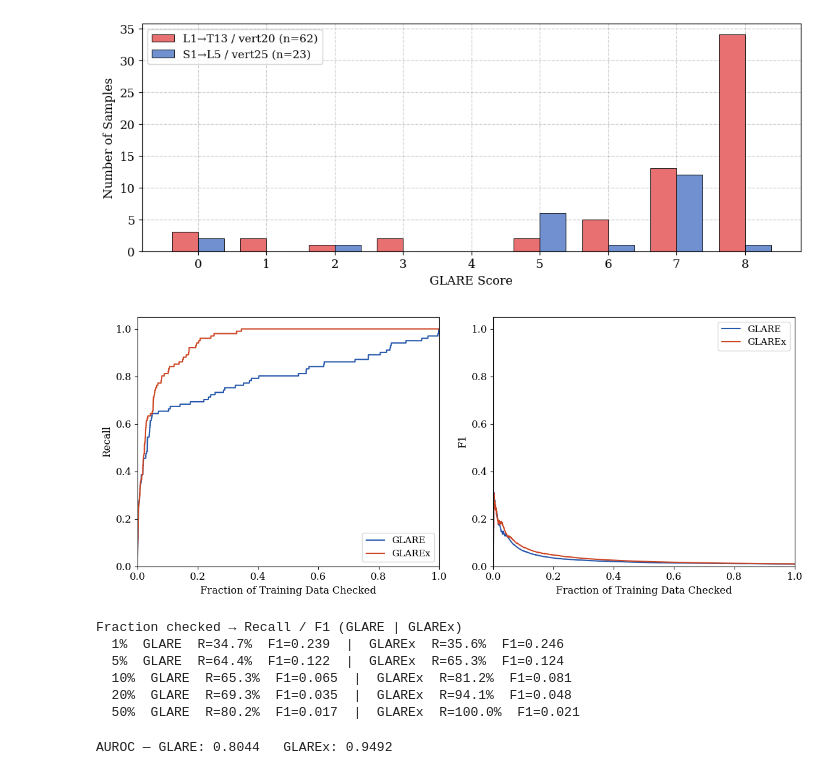
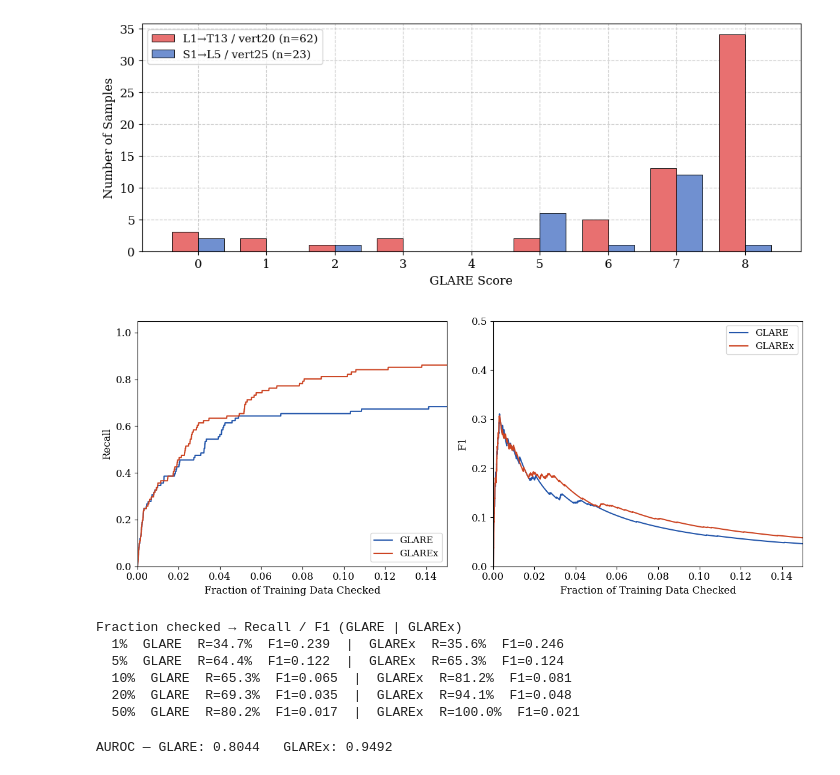
Before and after one commit to lisa-rizzo/Master_Thesis, a Jupyter notebook: evaluation/evaluation_ep8_with_LO.ipynb, the cells around one changed output. Cells and saved outputs as stored; diff of their text form; code cells hidden in the pictures.

```diff
--- a/evaluation/evaluation_script_lisa_new_run.ipynb
+++ b/evaluation/evaluation_ep8_with_LO.ipynb
@@ -397,38 +339,38 @@ plt.rcParams.update({"font.family": "serif", "font.size": 12})
 
 fig, (ax_l, ax_r) = plt.subplots(1, 2, figsize=(12, 5))
 
 ax_l.plot(fracs_g,  rec_g,  color="#2255AA", linewidth=1.5, label="GLARE")
 ax_l.plot(fracs_gx, rec_gx, color="#CC4422", linewidth=1.5, label="GLAREx")
 ax_l.set_xlabel("Fraction of Training Data Checked", fontsize=12)
 ax_l.set_ylabel("Recall", fontsize=12)
-ax_l.set_xlim(0, 1)
+ax_l.set_xlim(0, 0.15)
 ax_l.set_ylim(0, 1.05)
 ax_l.legend(fontsize=11, frameon=True, loc="lower right")
 ax_l.set_facecolor("white")
 ax_l.grid(False)
 
 ax_r.plot(fracs_g,  f1_g,  color="#2255AA", linewidth=1.5, label="GLARE")
 ax_r.plot(fracs_gx, f1_gx, color="#CC4422", linewidth=1.5, label="GLAREx")
 ax_r.set_xlabel("Fraction of Training Data Checked", fontsize=12)
 ax_r.set_ylabel("F1", fontsize=12)
-ax_r.set_xlim(0, 1)
-ax_r.set_ylim(0, 1.05)
+ax_r.set_xlim(0, 0.15)
+ax_r.set_ylim(0, 0.5)
 ax_r.legend(fontsize=11, frameon=True, loc="upper right")
 ax_r.set_facecolor("white")
 ax_r.grid(False)
 
 plt.tight_layout()
-plt.savefig("/home/student/lisa_ma/figures/recall_f1_curve_ep8_new.jpg", dpi=300, bbox_inches="tight")
+plt.savefig("/home/student/lisa_ma/figures/ep8_with_LO/recall_f1_curve_ep8_new.pdf", dpi=300, bbox_inches="tight")
 plt.show()
 
 print("Fraction checked → Recall / F1 (GLARE | GLAREx)")
 for frac in [0.01, 0.05, 0.10, 0.20, 0.50]:
     i_g  = min(int(np.searchsorted(fracs_g,  frac, side="right")) - 1, len(fracs_g)  - 1)
     i_gx = min(int(np.searchsorted(fracs_gx, frac, side="right")) - 1, len(fracs_gx) - 1)
     print(f"  {frac:.0%}  GLARE  R={rec_g[i_g]:.1%}  F1={f1_g[i_g]:.3f}"
           f"  |  GLAREx  R={rec_gx[i_gx]:.1%}  F1={f1_gx[i_gx]:.3f}")
 # %% [output]
-[figure, old version]
+[figure, new version]
 Fraction checked → Recall / F1 (GLARE | GLAREx)
   1%  GLARE  R=34.7%  F1=0.239  |  GLAREx  R=35.6%  F1=0.246
   5%  GLARE  R=64.4%  F1=0.122  |  GLAREx  R=65.3%  F1=0.124
```
Also changed, not shown: parts of 6 cells of this notebook, 4 other files.
